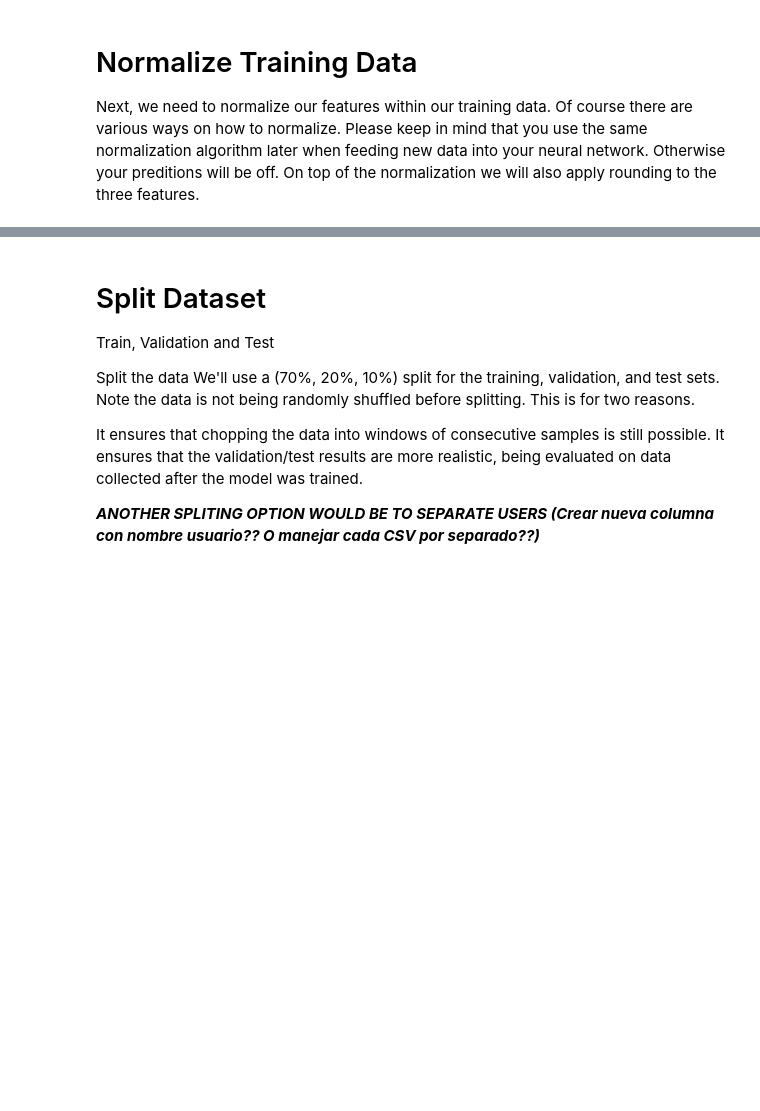
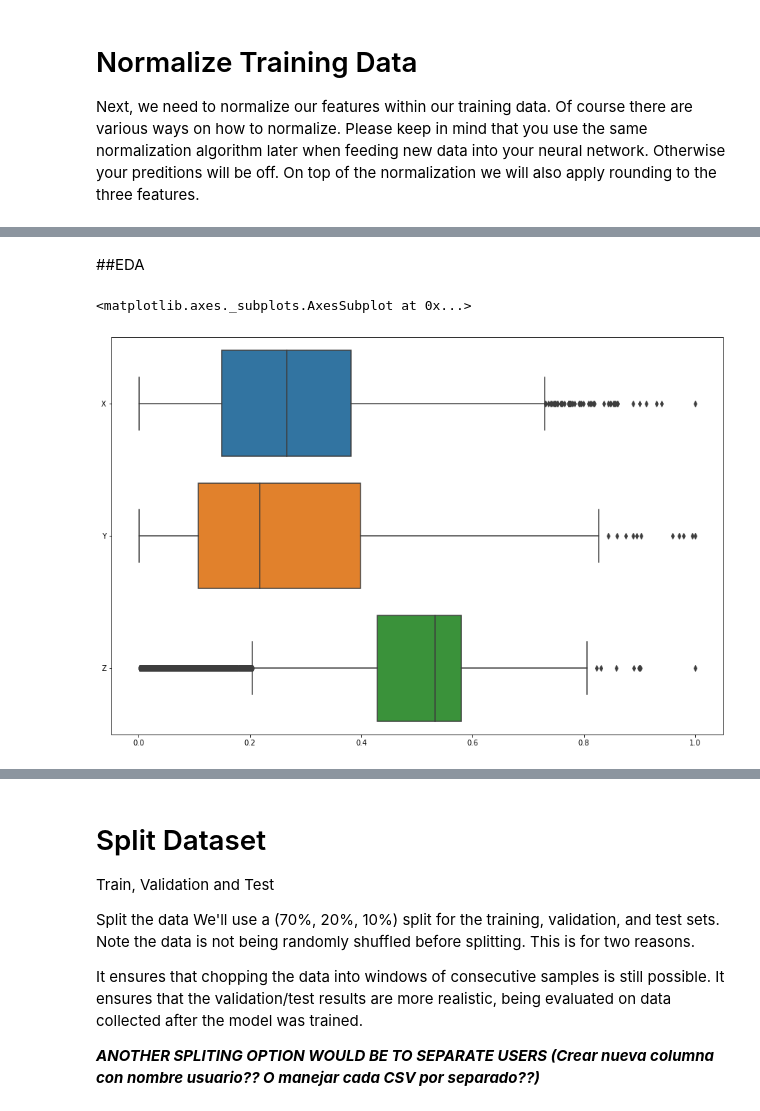
Before and after one commit to cargilgar/Smart-Alarm-using-tinyML, a Jupyter notebook: src/model_training/model_training.ipynb, the cells around one changed output, grey strips where cells are left out. Cells and saved outputs as stored; diff of their text form; code cells hidden in the pictures; blank space fills up the shorter version.

```diff
--- a/src/model_training/model_training.ipynb
+++ b/src/model_training/model_training.ipynb
@@ -104,11 +125,24 @@ Number of Columns:  6
 Initial stages (0-5, wake = 0, N1 = 1, N2 = 2, N3 = 3, REM = 5)
 
 Relabeled stages (0-2, wake = 0, NREM = 1, REM = 2)
+# %%
+df['Labels'] = df['Labels'].astype(int)
+
+df = df.drop(df.index[(df.Labels < 0) | (df.Labels == 4)])
+
+# Saving the last label
+# df['Last Label'] = df['Labels'] if (abs(df['Time'].shift() - df['Time']) > 15) else df['Labels'].shift()
+
+labels = df['Labels']
+
+# last_label = df.pop('Last Label')
+
+# labels.describe()
 # %%
 # Show labels
 # Same labels will be reused throughout the program
 
-df['Labels'] = df['Labels'].map({0:0,1:1,2:1,3:1,5:2,}, na_action=None)
+# df['Labels'] = df['Labels'].map({0:0,1:1,2:1,3:1,5:2,}, na_action=None)
 
 #Delete non-labeled Rows
 df.dropna(inplace=True)
@@ -124,5 +158,8 @@ df['Y'] = df['Y'] / df['Y'].max()
 df['Z'] = df['Z'] / df['Z'].max()
 df['Heart Rate'] = df['Heart Rate'] / df['Heart Rate'].max()
 
-# Round numbers (4 decimals)
-df = df.round({'X': 4, 'Y': 4, 'Z': 4, 'Heart Rate': 4})
+# Round numbers (4 decimals for accelerometer and 2 for heart rate)
+df = df.round({'X': 4, 'Y': 4, 'Z': 4, 'Heart Rate' : 2})
+# df = df.round({'Heart Rate' : 2})
+
+df
@@ -128,0 +180,10 @@ df = df.round({'X': 4, 'Y': 4, 'Z': 4, 'Heart Rate': 4})
+# %% [markdown]
+##EDA
+# %%
+fig, ax = plt.subplots()
+fig.set_size_inches(15,10)
+ax = sns.boxplot(data=df[['X', 'Y', 'Z']],orient='h')
+display(ax)
+# %% [output]
+<matplotlib.axes._subplots.AxesSubplot at 0x...>
+[figure, added]
```
Also changed, not shown: parts of 12 cells of this notebook, 1 other file.
